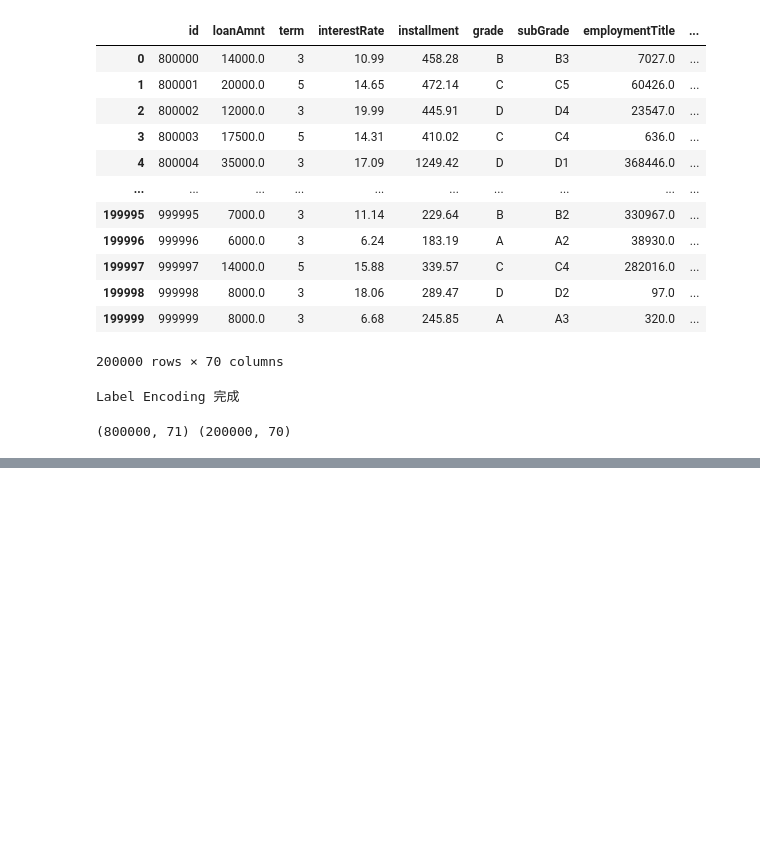
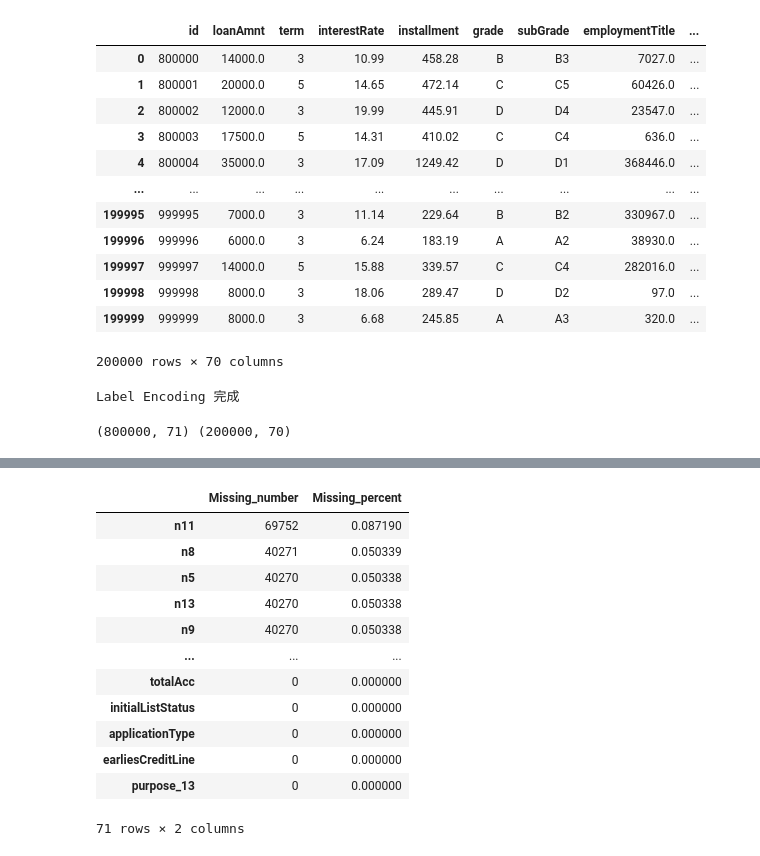
Before and after one commit to ShiChongNo1/ali-load_default, a Jupyter notebook: optimization_final.ipynb, the cells around one changed output, grey strips where cells are left out. Drawn from its saved outputs; the diff is of its cells as text; code cells hidden in the pictures; blank space fills up the shorter version.

```diff
--- a/optimization_final.ipynb
+++ b/optimization_final.ipynb
@@ -244,0 +335,17 @@ print(data_train.shape, data_test_a.shape)
+# %%
+missing_trian02 = missing(data_train)
+missing_trian02
+# %% [output]
+|  | Missing_number | Missing_percent |
+| n11 | 69752 | 0.087190 |
+| n8 | 40271 | 0.050339 |
+| n5 | 40270 | 0.050338 |
+| n13 | 40270 | 0.050338 |
+| n9 | 40270 | 0.050338 |
+| ... | ... | ... |
+| totalAcc | 0 | 0.000000 |
+| initialListStatus | 0 | 0.000000 |
+| applicationType | 0 | 0.000000 |
+| earliesCreditLine | 0 | 0.000000 |
+| purpose_13 | 0 | 0.000000 |
+71 rows × 2 columns
```
Also changed, not shown: parts of 31 cells of this notebook.
